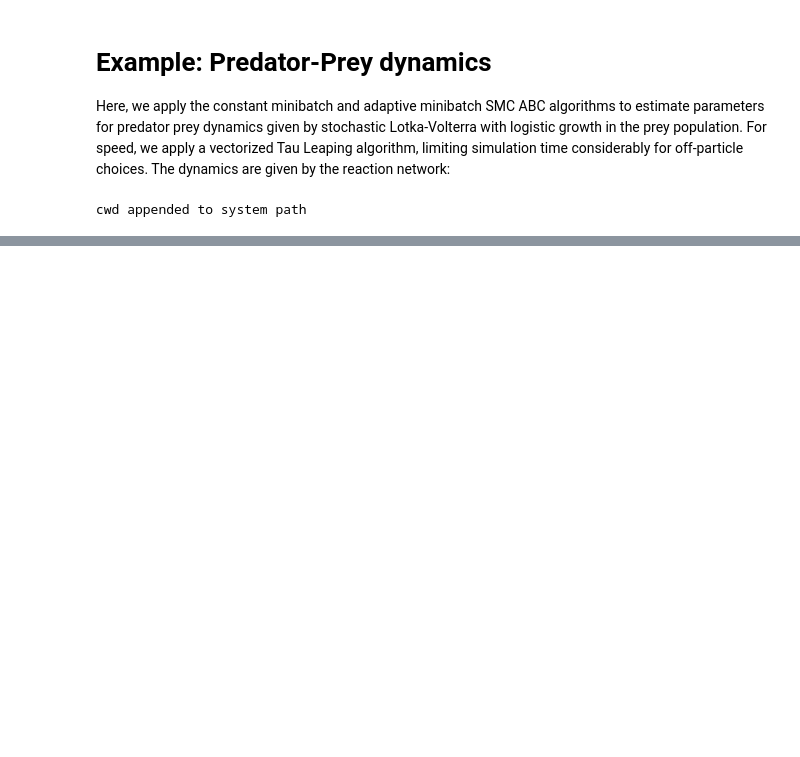
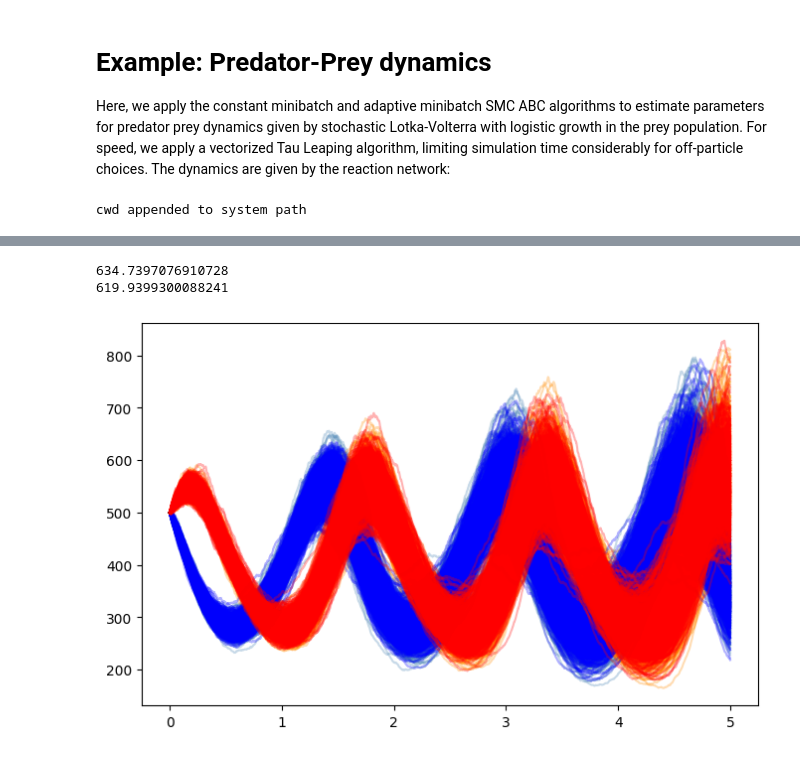
Before and after one commit to JacyZanussi/adaptive_minibatch_smc_abc, a Jupyter notebook: example_predator_prey.ipynb, the cells around one changed output, grey strips where cells are left out. Cells and saved outputs as stored; diff of their text form; code cells hidden in the pictures; blank space fills up the shorter version.

```diff
--- a/example_predator_prey.ipynb
+++ b/example_predator_prey.ipynb
@@ -182,0 +44,20 @@ Timing for the stats function
+# %%
+sigma = np.array([0.05,0.05])
+times,ts = lv_sim.euler_maruyama(500*np.ones((sample_size,2)),t_max,alpha,beta,gamma,delta,sigma,dt = dt/2)
+
+print(np.quantile(ts,q=0.99))
+
+fig,ax = plt.subplots(figsize = (8,5))
+ax.plot(times,ts[:,:,0].T,color = 'steelblue',alpha = 0.3);
+ax.plot(times,ts[:,:,1].T,color = 'darkorange',alpha = 0.3);
+
+times,ts = lv_sim.euler_maruyama(500*np.ones((sample_size,2)),t_max,alpha,beta,gamma,delta,sigma,dt = dt/5)
+
+print(np.quantile(ts,q=0.99))
+
+ax.plot(times,ts[:,:,0].T,color = 'blue',alpha = 0.3);
+ax.plot(times,ts[:,:,1].T,color = 'red',alpha = 0.3);
+# %% [output]
+634.7397076910728
+619.9399300088241
+[figure, added]
```
Also changed, not shown: parts of 6 cells of this notebook, 3 other files.
